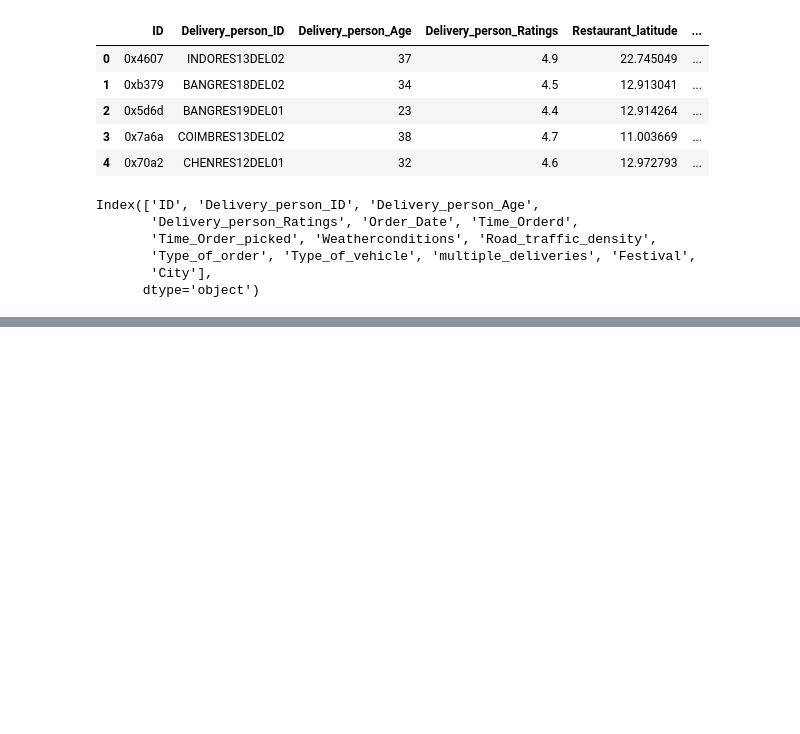
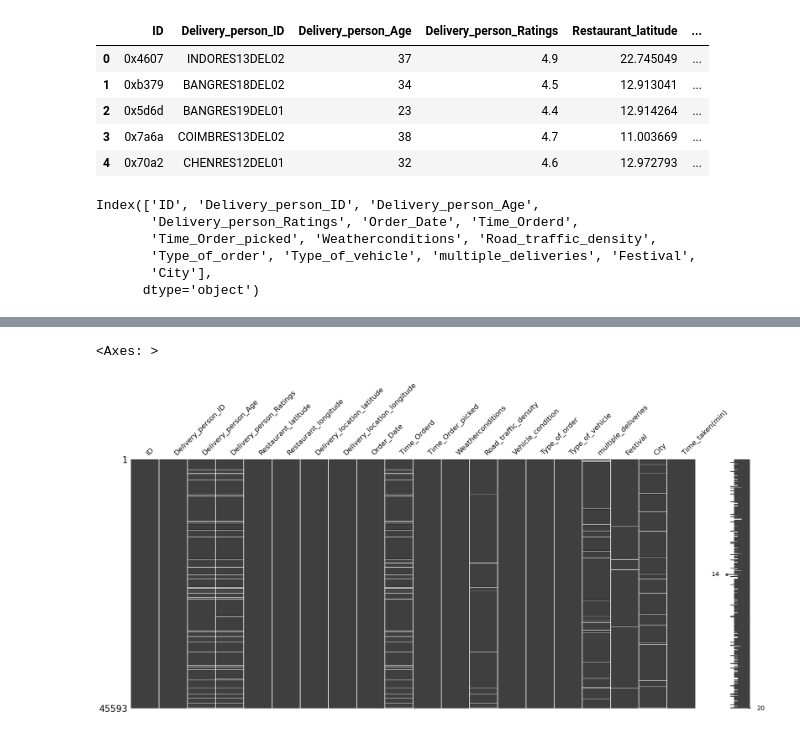
Before and after one commit to chitrakumarsai/UBER_ETA_PREDICTION_DS, a Jupyter notebook: notebooks/script1.ipynb, the cells around one changed output, grey strips where cells are left out. Drawn from its saved outputs; the diff is of its cells as text; code cells hidden in the pictures; blank space fills up the shorter version.

```diff
--- a/notebooks/script1.ipynb
+++ b/notebooks/script1.ipynb
@@ -23,3 +25,5 @@ Index(['ID', 'Delivery_person_ID', 'Delivery_person_Age',
        'Type_of_order', 'Type_of_vehicle', 'multiple_deliveries', 'Festival',
        'City'],
       dtype='object')
+# %%
+df.replace('NaN ', np.nan, inplace=True)
@@ -25,0 +50,5 @@ Index(['ID', 'Delivery_person_ID', 'Delivery_person_Age',
+# %%
+msno.matrix(df)
+# %% [output]
+<Axes: >
+[figure, added]
```
Also changed, not shown: parts of 7 cells of this notebook, 3 other files.
